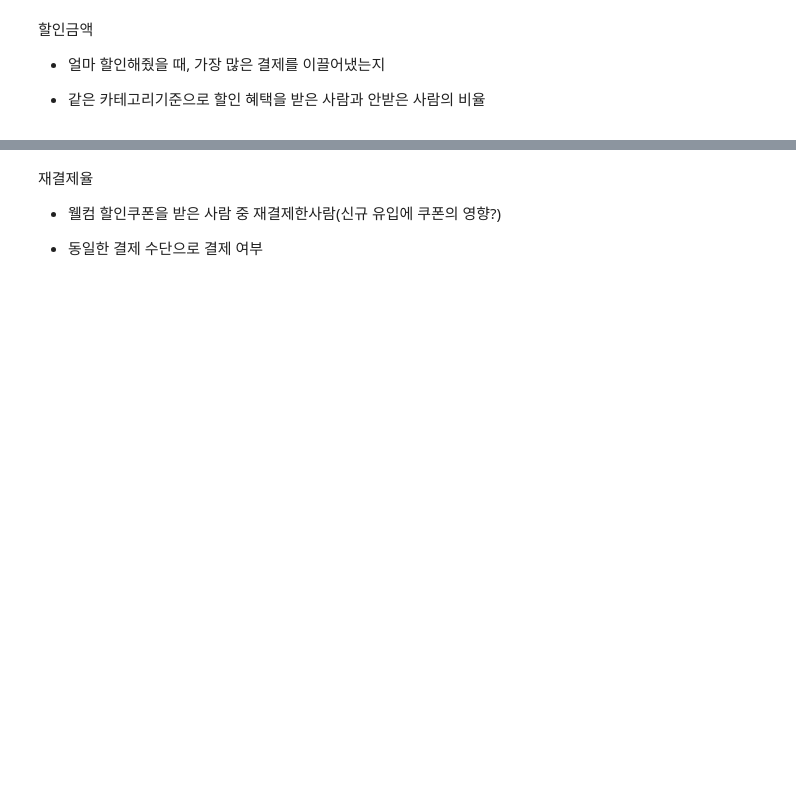
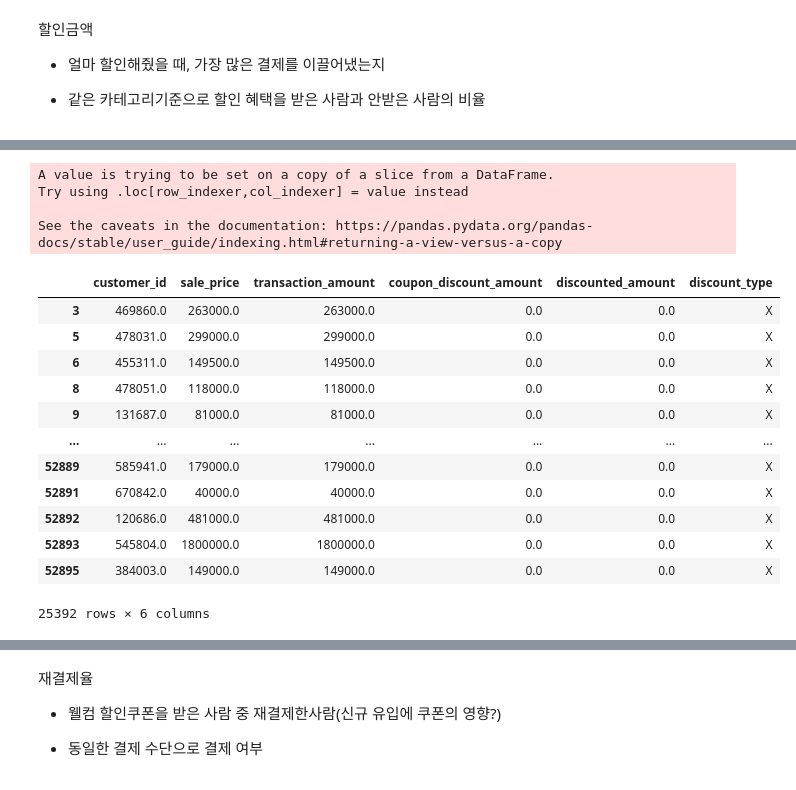
Before and after one commit to Kim-SeongSu/Self-study_and_Review, a Jupyter notebook: project/미니프로젝트_김성수.ipynb, the cells around one changed output, grey strips where cells are left out. Drawn from its saved outputs; the diff is of its cells as text; code cells hidden in the pictures; blank space fills up the shorter version.

```diff
--- a/project/미니프로젝트_김성수.ipynb
+++ b/project/미니프로젝트_김성수.ipynb
@@ -245,5 +294,23 @@ df_pay2
 # %%
-df_not_discount = df_pay2[(df_pay2['coupon_discount_amount'] == df_pay2['discounted_amount']) & (df_pay2['coupon_discount_amount'] == 0)]
+df_not_discount = df_onlypay[not_discount]
 df_not_discount['discount_type']='X'
 df_not_discount
+# %% [output]
+A value is trying to be set on a copy of a slice from a DataFrame.
+Try using .loc[row_indexer,col_indexer] = value instead
+
+See the caveats in the documentation: https://pandas.pydata.org/pandas-docs/stable/user_guide/indexing.html#returning-a-view-versus-a-copy
+|  | customer_id | sale_price | transaction_amount | coupon_discount_amount | discounted_amount | discount_type |
+| 3 | 469860.0 | 263000.0 | 263000.0 | 0.0 | 0.0 | X |
+| 5 | 478031.0 | 299000.0 | 299000.0 | 0.0 | 0.0 | X |
+| 6 | 455311.0 | 149500.0 | 149500.0 | 0.0 | 0.0 | X |
+| 8 | 478051.0 | 118000.0 | 118000.0 | 0.0 | 0.0 | X |
+| 9 | 131687.0 | 81000.0 | 81000.0 | 0.0 | 0.0 | X |
+| ... | ... | ... | ... | ... | ... | ... |
+| 52889 | 585941.0 | 179000.0 | 179000.0 | 0.0 | 0.0 | X |
+| 52891 | 670842.0 | 40000.0 | 40000.0 | 0.0 | 0.0 | X |
+| 52892 | 120686.0 | 481000.0 | 481000.0 | 0.0 | 0.0 | X |
+| 52893 | 545804.0 | 1800000.0 | 1800000.0 | 0.0 | 0.0 | X |
+| 52895 | 384003.0 | 149000.0 | 149000.0 | 0.0 | 0.0 | X |
+25392 rows × 6 columns
 # %%
```
Also changed, not shown: parts of 19 cells of this notebook.
